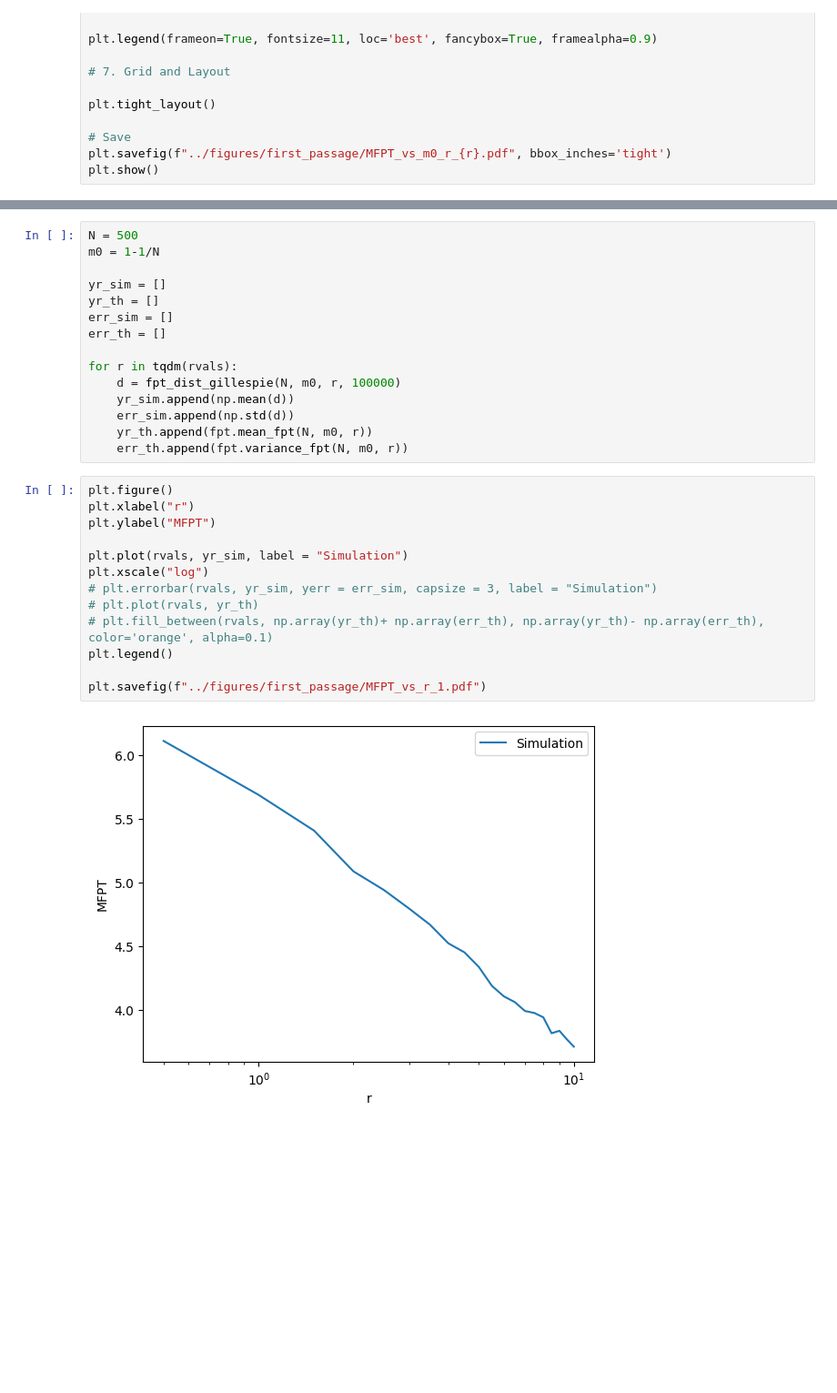
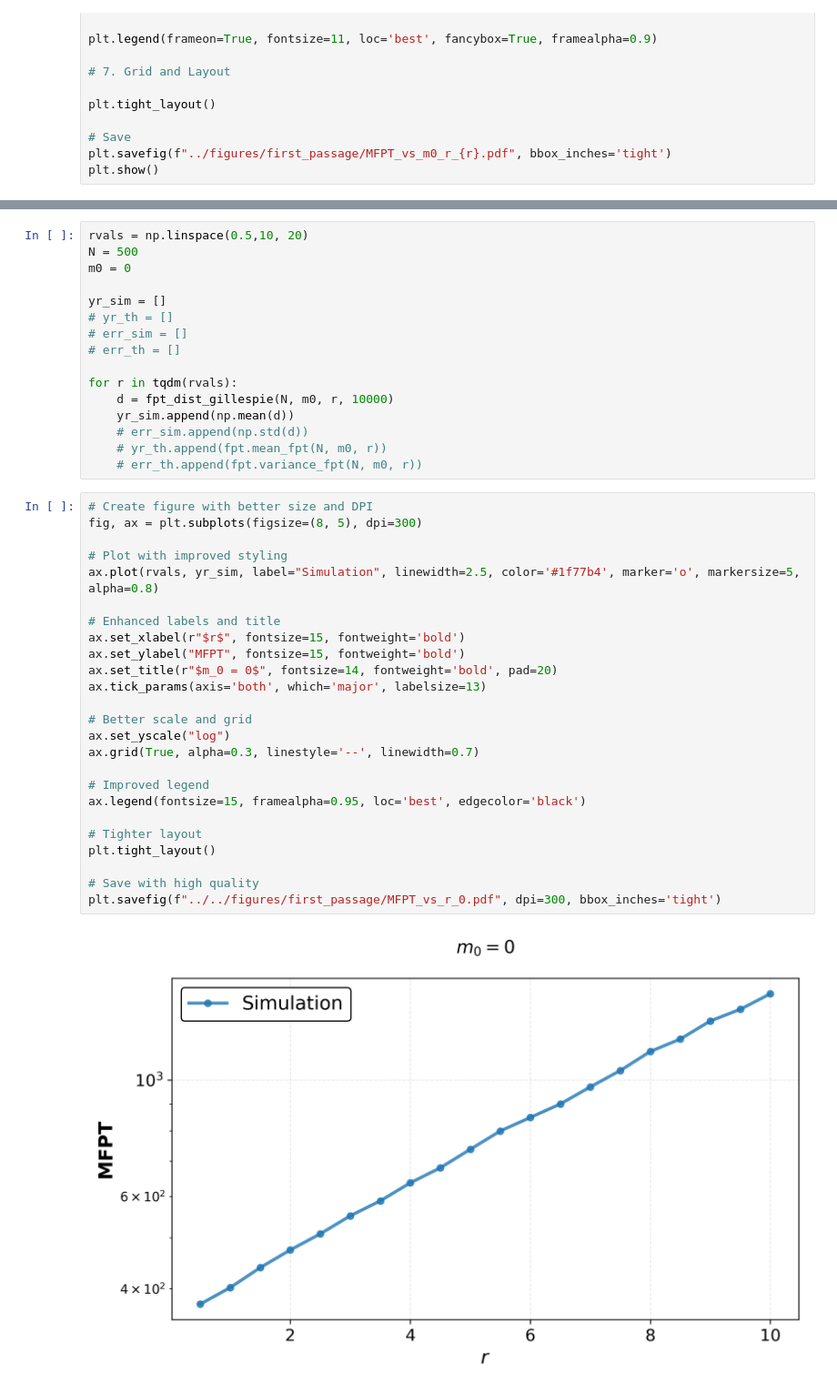
Before and after one commit to GerardArgany/voter-model-stochastic-resetting, a Jupyter notebook: notebooks/all_to_all/all_to_all_first_passage_times.ipynb, the cells around one changed output, grey strips where cells are left out. Shown at 91% size. Saved outputs shown, nothing was run; the diff lists cells and outputs as text; blank space fills up the shorter version.

Commit message:
Change figures organization and further work

```diff
--- a/notebooks/all_to_all/all_to_all_first_passage_times.ipynb
+++ b/notebooks/all_to_all/all_to_all_first_passage_times.ipynb
@@ -444,30 +444,43 @@ plt.show()
 # %%
+rvals = np.linspace(0.5,10, 20)
 N = 500
-m0 = 1-1/N
+m0 = 0
 
 yr_sim = []
-yr_th = []
-err_sim = []
-err_th = []
+# yr_th = []
+# err_sim = []
+# err_th = []
 
 for r in tqdm(rvals):
-    d = fpt_dist_gillespie(N, m0, r, 100000)
+    d = fpt_dist_gillespie(N, m0, r, 10000)
     yr_sim.append(np.mean(d))
-    err_sim.append(np.std(d))
-    yr_th.append(fpt.mean_fpt(N, m0, r))
-    err_th.append(fpt.variance_fpt(N, m0, r))
+    # err_sim.append(np.std(d))
+    # yr_th.append(fpt.mean_fpt(N, m0, r))
+    # err_th.append(fpt.variance_fpt(N, m0, r))
 # %%
-plt.figure()
-plt.xlabel("r")
-plt.ylabel("MFPT")
+# Create figure with better size and DPI
+fig, ax = plt.subplots(figsize=(8, 5), dpi=300)
 
-plt.plot(rvals, yr_sim, label = "Simulation")
-plt.xscale("log")
-# plt.errorbar(rvals, yr_sim, yerr = err_sim, capsize = 3, label = "Simulation")
-# plt.plot(rvals, yr_th)
-# plt.fill_between(rvals, np.array(yr_th)+ np.array(err_th), np.array(yr_th)- np.array(err_th), color='orange', alpha=0.1)
-plt.legend()
+# Plot with improved styling
+ax.plot(rvals, yr_sim, label="Simulation", linewidth=2.5, color='#1f77b4', marker='o', markersize=5, alpha=0.8)
 
-plt.savefig(f"../figures/first_passage/MFPT_vs_r_1.pdf")
+# Enhanced labels and title
+ax.set_xlabel(r"$r$", fontsize=15, fontweight='bold')
+ax.set_ylabel("MFPT", fontsize=15, fontweight='bold')
+ax.set_title(r"$m_0 = 0$", fontsize=14, fontweight='bold', pad=20)
+ax.tick_params(axis='both', which='major', labelsize=13)
+
+# Better scale and grid
+ax.set_yscale("log")
+ax.grid(True, alpha=0.3, linestyle='--', linewidth=0.7)
+
+# Improved legend
+ax.legend(fontsize=15, framealpha=0.95, loc='best', edgecolor='black')
+
+# Tighter layout
+plt.tight_layout()
+
+# Save with high quality
+plt.savefig(f"../../figures/first_passage/MFPT_vs_r_0.pdf", dpi=300, bbox_inches='tight')
 # %% [output]
-[figure, old version]
+[figure, new version]
```
Also changed, not shown: parts of 5 cells of this notebook, 51 other files.
